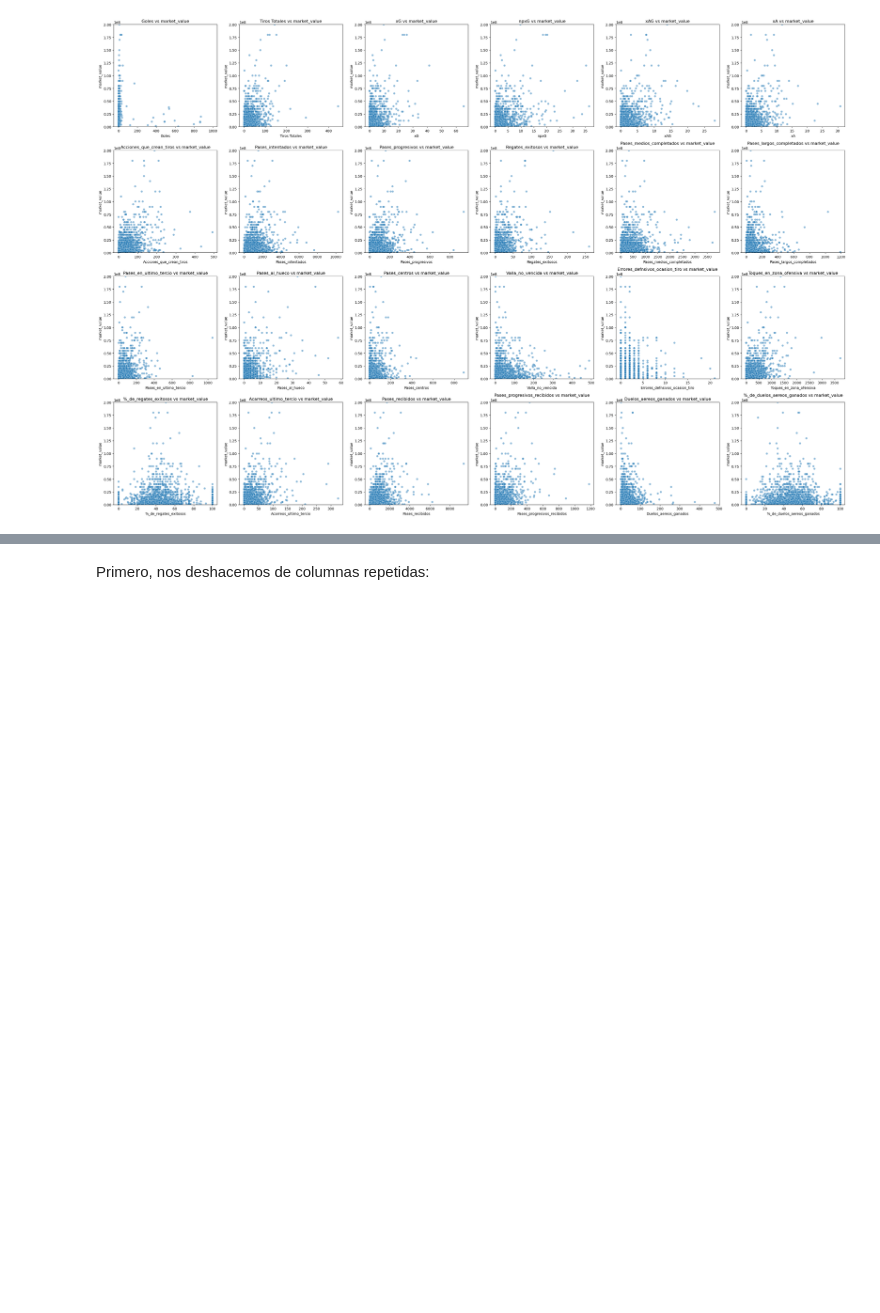
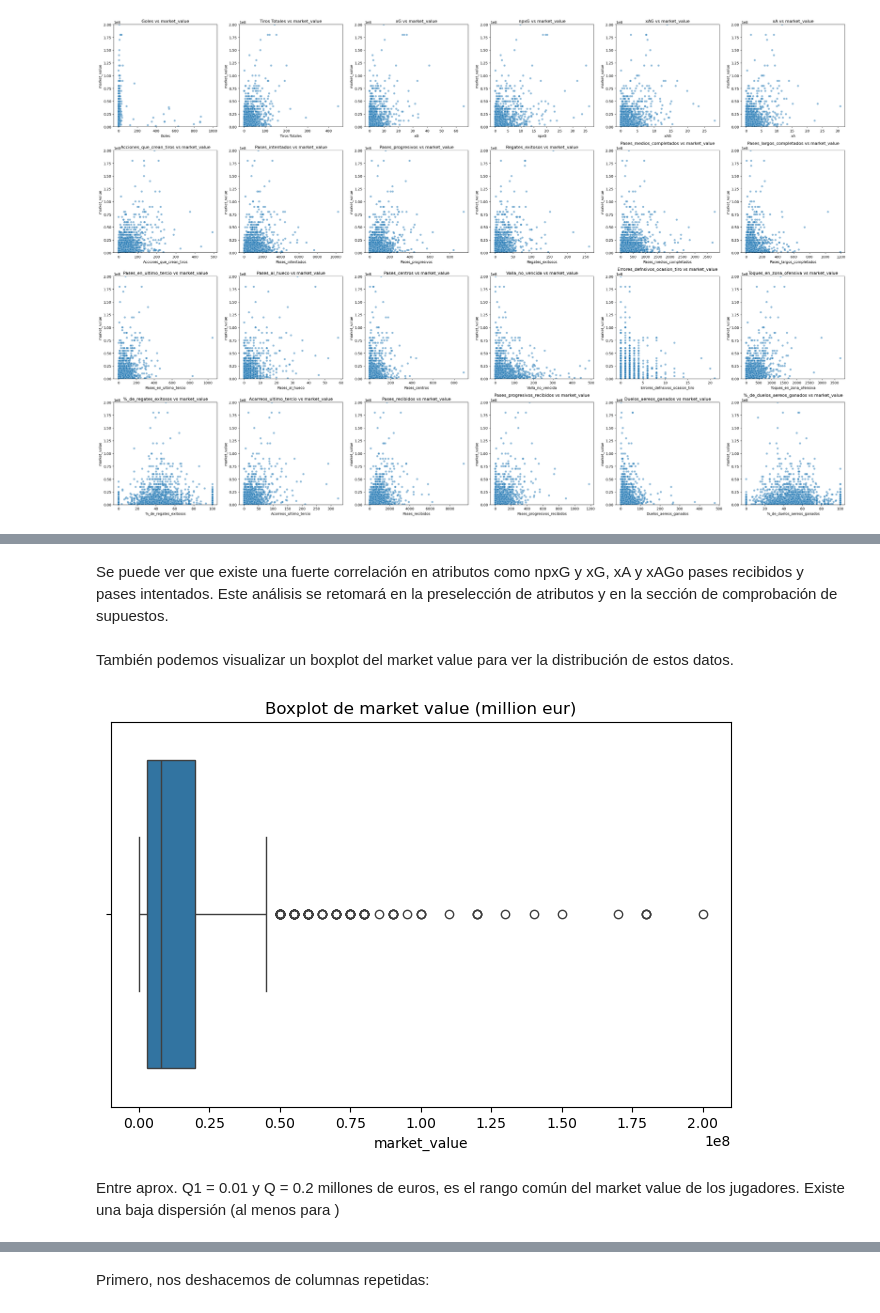
Before and after one commit to BI-organization/lab1, a Jupyter notebook: Lab1.ipynb, the cells around one changed output, grey strips where cells are left out. Saved outputs shown, nothing was run; the diff lists cells and outputs as text; code cells hidden in the pictures; blank space fills up the shorter version.

```diff
--- a/Lab1.ipynb
+++ b/Lab1.ipynb
@@ -331,0 +340,18 @@ Los scatter plots muestran que la mayoría de los valores se concentran generand
+# %% [markdown]
+Se puede ver que existe una fuerte correlación en atributos como npxG y xG, xA y xAGo pases recibidos y pases intentados. Este análisis se retomará en la preselección de atributos y en la sección de comprobación de supuestos.
+# %% [markdown]
+También podemos visualizar un boxplot del market value para ver la distribución de estos datos.
+# %%
+# Con esto podemos deshacernos de valores que se salen de proporción y probablemente son errores al meter los datos a la base de datos:
+df_copy_comb = df_copy_comb[
+    (df_copy_comb["market_value"] <= 0.4*10**9)
+]
+
+plt.figure(figsize=(8,5))
+sns.boxplot(data=df_copy_comb, x="market_value")
+plt.title("Boxplot de market value (million eur)")
+plt.show()
+# %% [output]
+[figure, added]
+# %% [markdown]
+Entre aprox. Q1 = 0.01 y Q = 0.2 millones de euros, es el rango común del market value de los jugadores. Existe una baja dispersión (al menos para )
```
Also changed, not shown: parts of 7 cells of this notebook.
